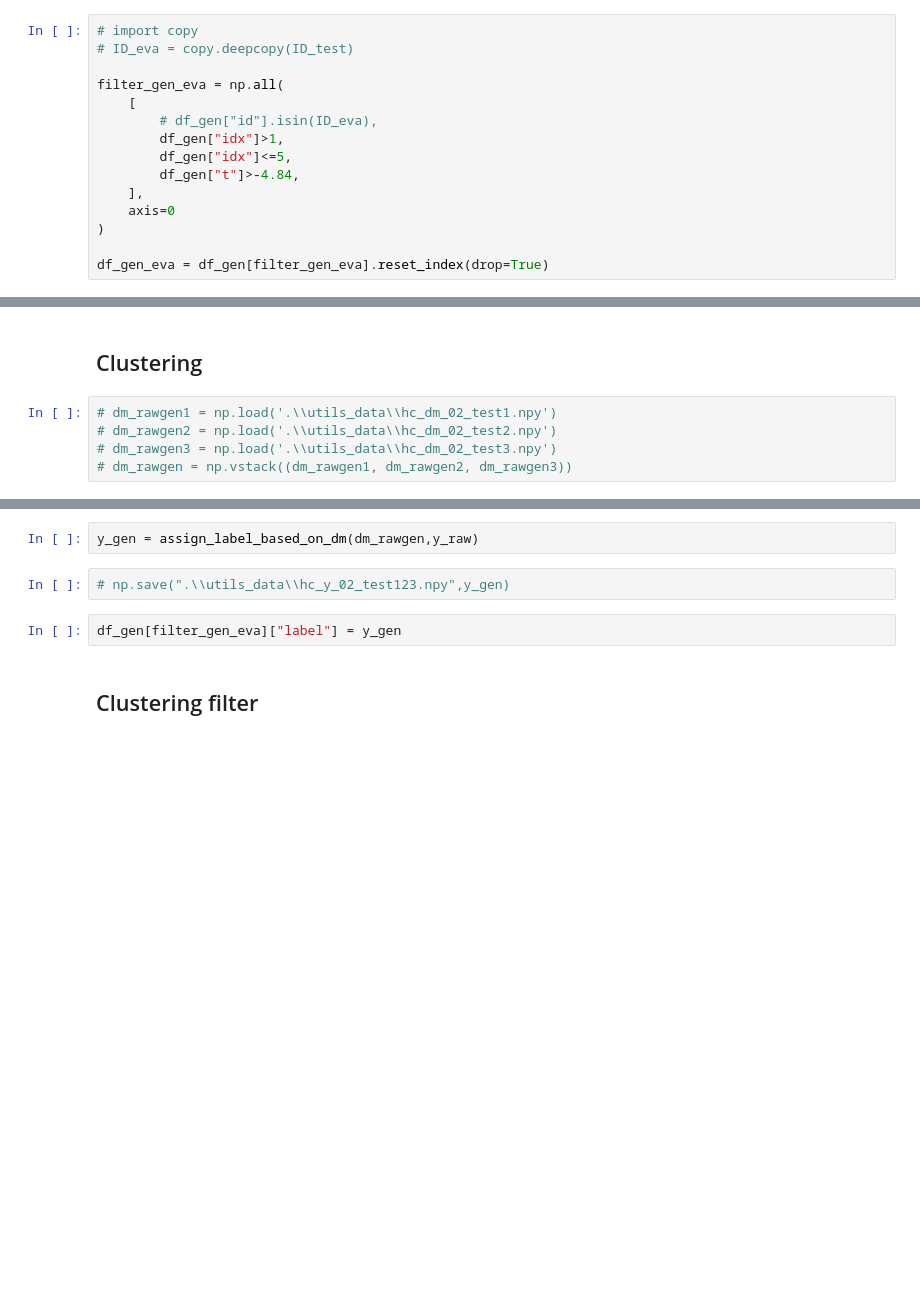
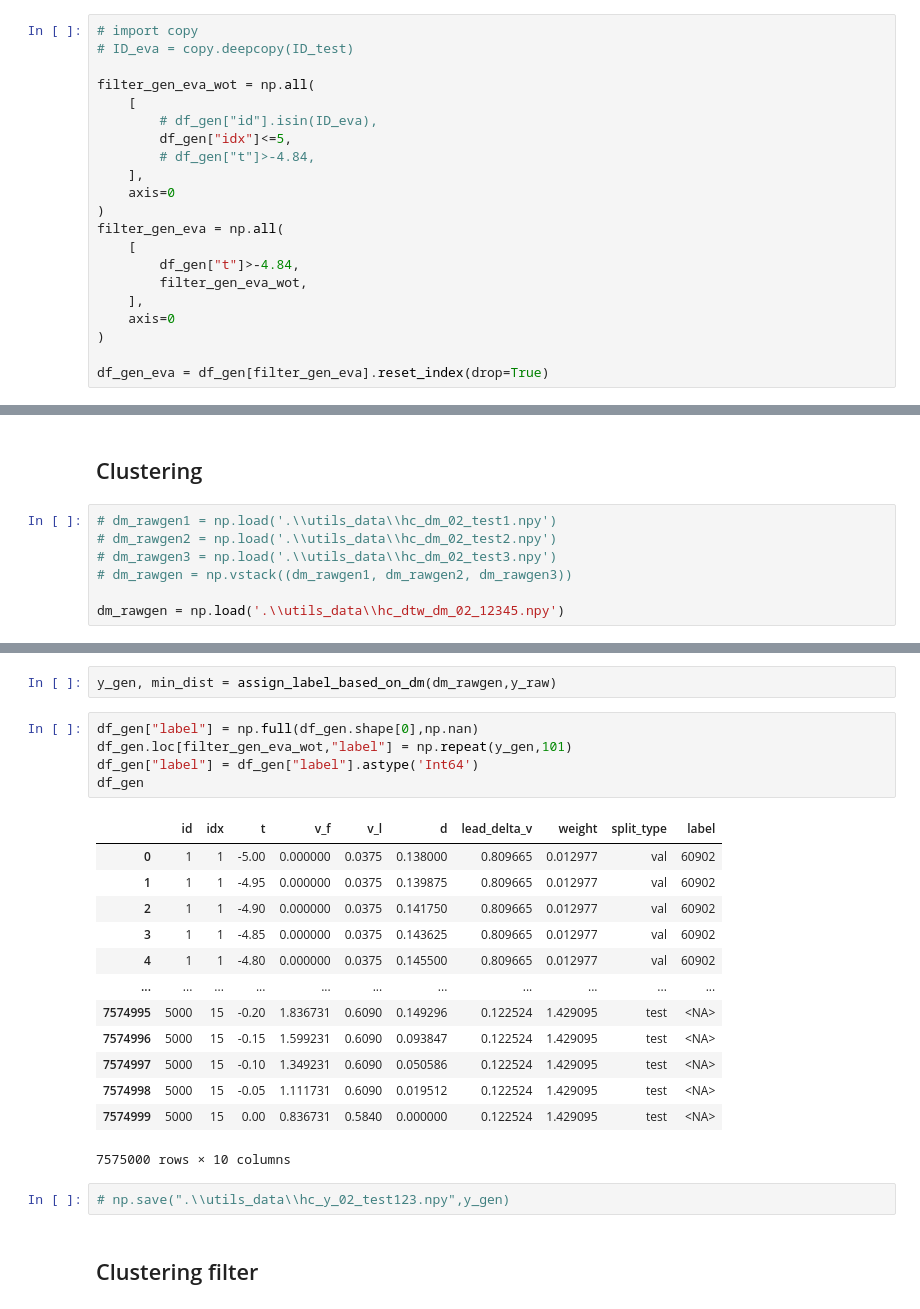
Before and after one commit to ShawnZhaoMX/RearEndCrashGeneration, a Jupyter notebook: CrashGenerationModel.ipynb, the cells around one changed output, grey strips where cells are left out. Cells and saved outputs as stored; diff of their text form; blank space fills up the shorter version.

```diff
--- a/CrashGenerationModel.ipynb
+++ b/CrashGenerationModel.ipynb
@@ -439,12 +459,18 @@ X_raw = genNormalizedX(V_l_raw,V_f_raw,D_raw)
 # import copy
 # ID_eva = copy.deepcopy(ID_test)
 
+filter_gen_eva_wot = np.all(
+    [
+        # df_gen["id"].isin(ID_eva),
+        df_gen["idx"]<=5,
+        # df_gen["t"]>-4.84,
+    ],
+    axis=0
+)
 filter_gen_eva = np.all(
     [
-        # df_gen["id"].isin(ID_eva),
-        df_gen["idx"]>1,
-        df_gen["idx"]<=5,
         df_gen["t"]>-4.84,
+        filter_gen_eva_wot,
     ],
     axis=0
 )
@@ -505,6 +517,8 @@ Use distance matrix to do clustering
 # dm_rawgen2 = np.load('.\\utils_data\\hc_dm_02_test2.npy')
 # dm_rawgen3 = np.load('.\\utils_data\\hc_dm_02_test3.npy')
 # dm_rawgen = np.vstack((dm_rawgen1, dm_rawgen2, dm_rawgen3))
+
+dm_rawgen = np.load('.\\utils_data\\hc_dtw_dm_02_12345.npy')
 # %%
 def assign_label_based_on_dm(dm_rawgen,y_raw):
     labels = np.unique(y_raw)
@@ -517,9 +531,26 @@ def assign_label_based_on_dm(dm_rawgen,y_raw):
 # %%
-y_gen = assign_label_based_on_dm(dm_rawgen,y_raw)
+y_gen, min_dist = assign_label_based_on_dm(dm_rawgen,y_raw)
+# %%
+df_gen["label"] = np.full(df_gen.shape[0],np.nan)
+df_gen.loc[filter_gen_eva_wot,"label"] = np.repeat(y_gen,101)
+df_gen["label"] = df_gen["label"].astype('Int64')
+df_gen
+# %% [output]
+|  | id | idx | t | v_f | v_l | d | lead_delta_v | weight | split_type | label |
+| 0 | 1 | 1 | -5.00 | 0.000000 | 0.0375 | 0.138000 | 0.809665 | 0.012977 | val | 60902 |
+| 1 | 1 | 1 | -4.95 | 0.000000 | 0.0375 | 0.139875 | 0.809665 | 0.012977 | val | 60902 |
+| 2 | 1 | 1 | -4.90 | 0.000000 | 0.0375 | 0.141750 | 0.809665 | 0.012977 | val | 60902 |
+| 3 | 1 | 1 | -4.85 | 0.000000 | 0.0375 | 0.143625 | 0.809665 | 0.012977 | val | 60902 |
+| 4 | 1 | 1 | -4.80 | 0.000000 | 0.0375 | 0.145500 | 0.809665 | 0.012977 | val | 60902 |
+| ... | ... | ... | ... | ... | ... | ... | ... | ... | ... | ... |
+| 7574995 | 5000 | 15 | -0.20 | 1.836731 | 0.6090 | 0.149296 | 0.122524 | 1.429095 | test | <NA> |
+| 7574996 | 5000 | 15 | -0.15 | 1.599231 | 0.6090 | 0.093847 | 0.122524 | 1.429095 | test | <NA> |
+| 7574997 | 5000 | 15 | -0.10 | 1.349231 | 0.6090 | 0.050586 | 0.122524 | 1.429095 | test | <NA> |
+| 7574998 | 5000 | 15 | -0.05 | 1.111731 | 0.6090 | 0.019512 | 0.122524 | 1.429095 | test | <NA> |
+| 7574999 | 5000 | 15 | 0.00 | 0.836731 | 0.5840 | 0.000000 | 0.122524 | 1.429095 | test | <NA> |
+7575000 rows × 10 columns
 # %%
 # np.save(".\\utils_data\\hc_y_02_test123.npy",y_gen)
-# %%
-df_gen[filter_gen_eva]["label"] = y_gen
 # %% [markdown]
 ## Clustering filter
 # %%
```
Also changed, not shown: parts of 14 cells of this notebook.
